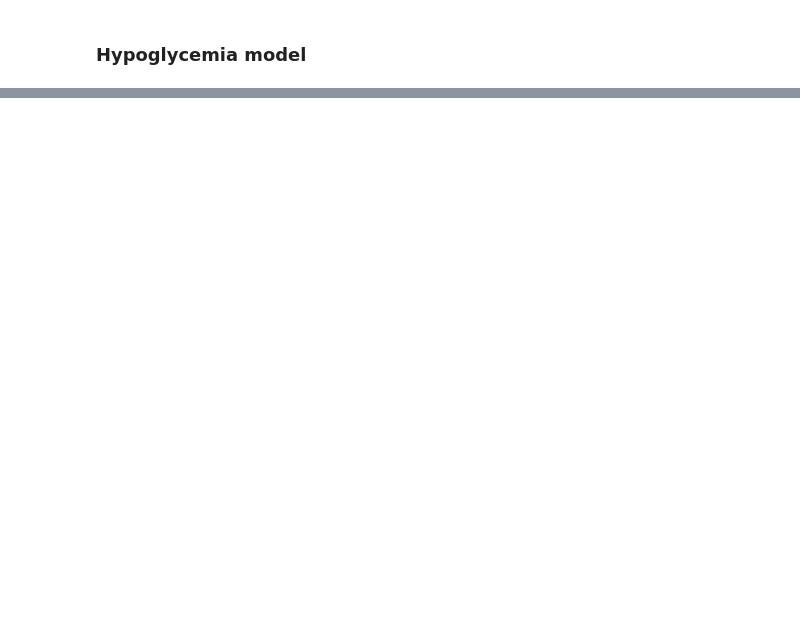
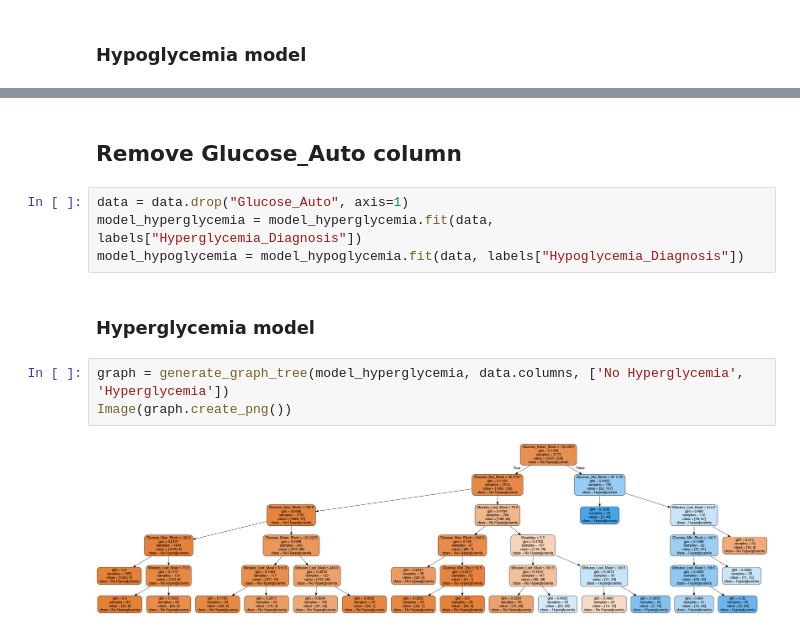
Before and after one commit to franloza/Glycemic-Patterns, a Jupyter notebook: notebooks/3.decision_trees.ipynb, the cells around one changed output, grey strips where cells are left out. Saved outputs shown, nothing was run; the diff lists cells and outputs as text; blank space fills up the shorter version.

```diff
--- a/notebooks/3.decision_trees.ipynb
+++ b/notebooks/3.decision_trees.ipynb
@@ -144,0 +157,13 @@ Image(graph.create_png())
+# %% [markdown]
+## Remove Glucose_Auto column
+# %%
+data = data.drop("Glucose_Auto", axis=1)
+model_hyperglycemia = model_hyperglycemia.fit(data, labels["Hyperglycemia_Diagnosis"])
+model_hypoglycemia = model_hypoglycemia.fit(data, labels["Hypoglycemia_Diagnosis"])
+# %% [markdown]
+### Hyperglycemia model
+# %%
+graph = generate_graph_tree(model_hyperglycemia, data.columns, ['No Hyperglycemia', 'Hyperglycemia'])
+Image(graph.create_png())
+# %% [output]
+[figure, added]
```
Also changed, not shown: parts of 11 cells of this notebook, 2 other files.
